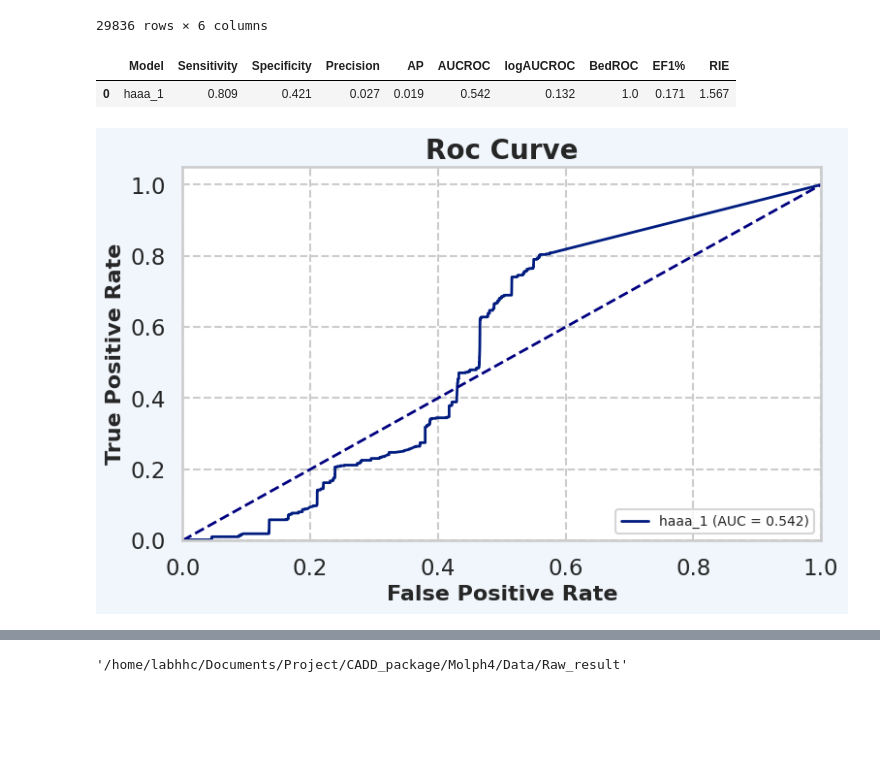
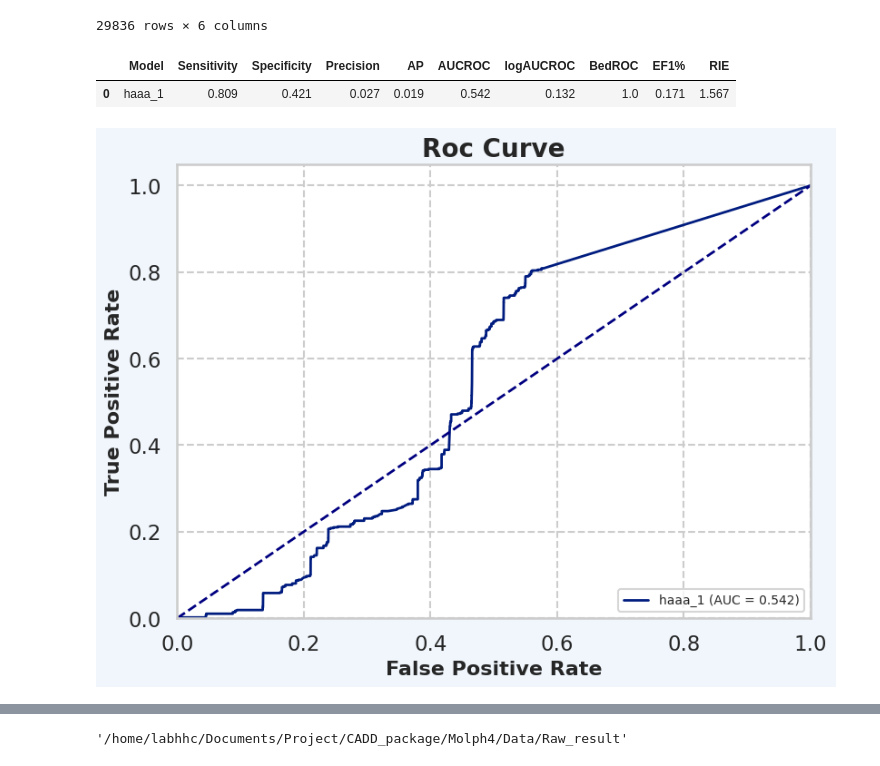
Before and after one commit to TieuLongPhan/Molph4, a Jupyter notebook: Test.ipynb, the cells around one changed output, grey strips where cells are left out. Saved outputs shown, nothing was run; the diff lists cells and outputs as text; code cells hidden in the pictures; blank space fills up the shorter version.

```diff
--- a/Test.ipynb
+++ b/Test.ipynb
@@ -36,13 +36,13 @@ postprocess.df
 # %%
 # 2. Check validation
 ph4 = pharmacophore_validation(data = postprocess.df, active = "Active", predict = "predict",
-                               scores = "haaa_1_rescore", model ='haaa_1', auc_thresh = 0.5, plottype='auc', figsize =(8.5,5))
+                               scores = "haaa_1_rescore", model ='haaa_1', auc_thresh = 0.5, plottype='auc', figsize =(9,6.5))
 ph4.validation()
 ph4.table.head()
 # %% [output]
 |  | Model | Sensitivity | Specificity | Precision | AP | AUCROC | logAUCROC | BedROC | EF1% | RIE |
 | 0 | haaa_1 | 0.809 | 0.421 | 0.027 | 0.019 | 0.542 | 0.132 | 1.0 | 0.171 | 1.567 |
-[figure, old version]
+[figure, new version]
 # %%
 # 3.Check automation
 import os
```
Also changed, not shown: parts of 1 cell of this notebook.
